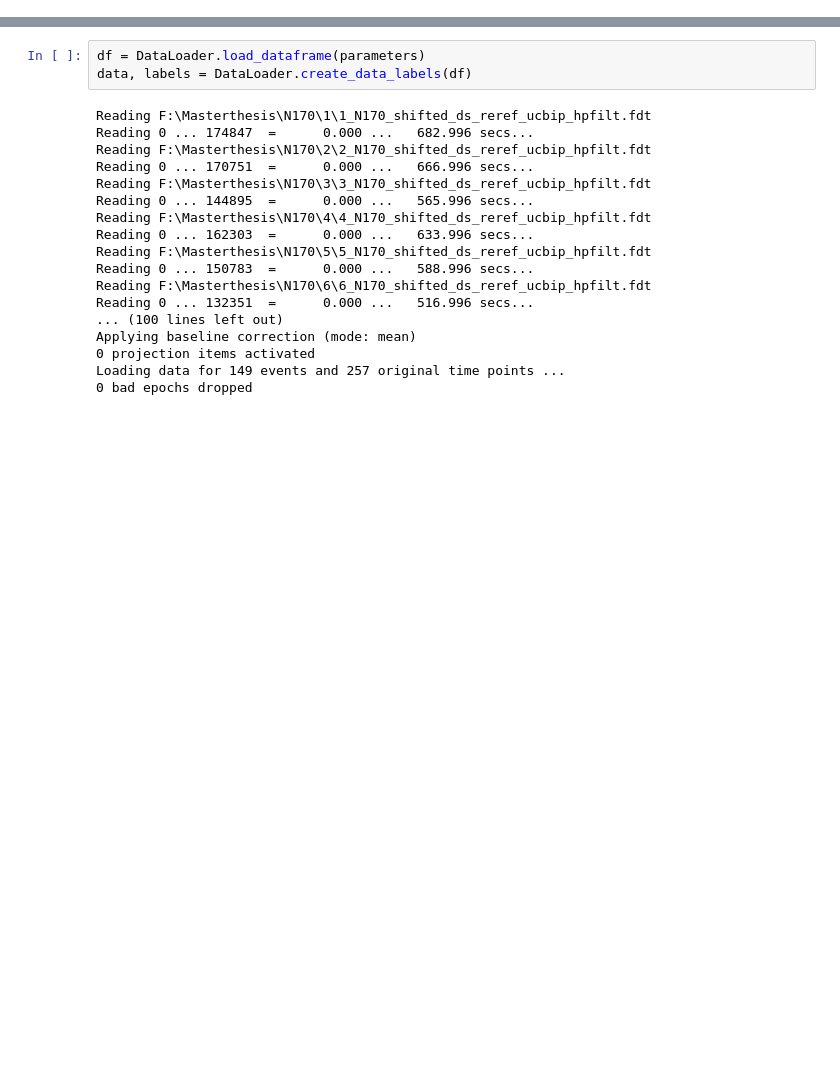
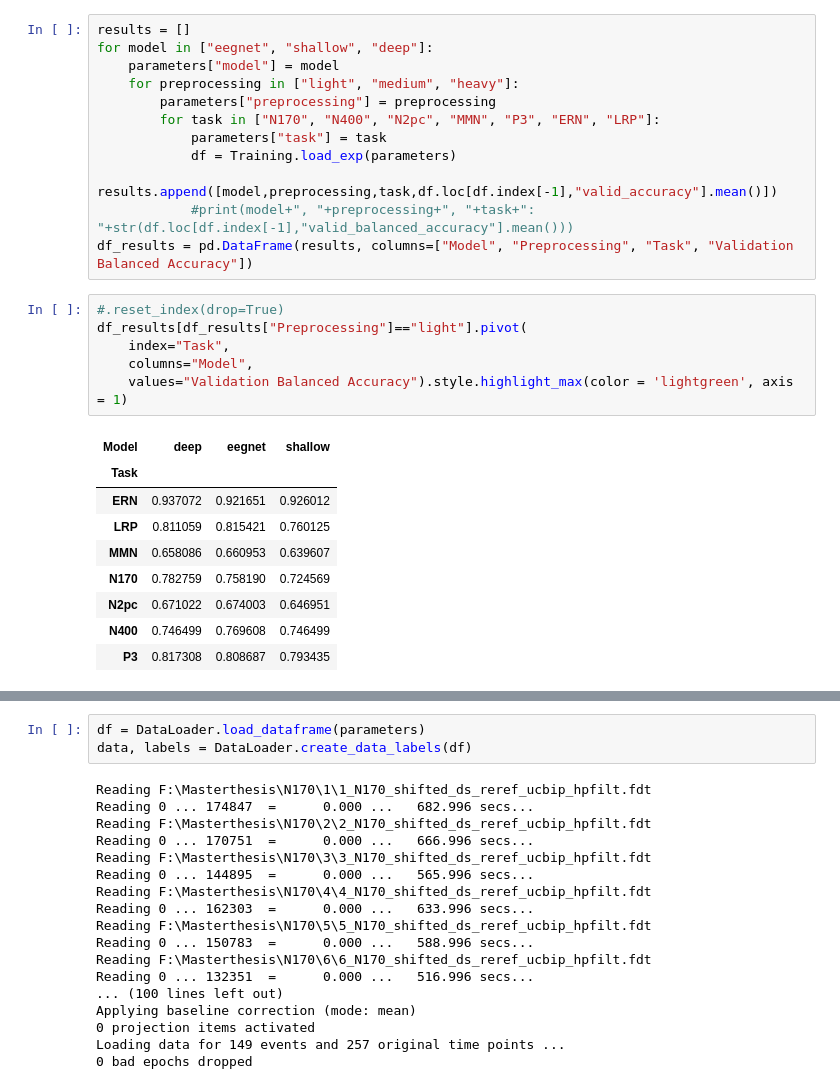
Before and after one commit to HannesBonasch/Thesis-Analysing-Deep-Learning-Decoding, a Jupyter notebook: Benchmark.ipynb, the cells around one changed output, grey strips where cells are left out. Cells and saved outputs as stored; diff of their text form; blank space fills up the shorter version.

```diff
--- a/Benchmark.ipynb
+++ b/Benchmark.ipynb
@@ -121,0 +54,28 @@ LRP: 0.8025233644859806
+# %%
+results = []
+for model in ["eegnet", "shallow", "deep"]:
+    parameters["model"] = model
+    for preprocessing in ["light", "medium", "heavy"]:
+        parameters["preprocessing"] = preprocessing
+        for task in ["N170", "N400", "N2pc", "MMN", "P3", "ERN", "LRP"]:
+            parameters["task"] = task
+            df = Training.load_exp(parameters)
+            results.append([model,preprocessing,task,df.loc[df.index[-1],"valid_accuracy"].mean()])
+            #print(model+", "+preprocessing+", "+task+": "+str(df.loc[df.index[-1],"valid_balanced_accuracy"].mean()))
+df_results = pd.DataFrame(results, columns=["Model", "Preprocessing", "Task", "Validation Balanced Accuracy"])
+# %%
+#.reset_index(drop=True)
+df_results[df_results["Preprocessing"]=="light"].pivot(
+    index="Task",
+    columns="Model",
+    values="Validation Balanced Accuracy").style.highlight_max(color = 'lightgreen', axis = 1)
+# %% [output]
+| Model | deep | eegnet | shallow |
+| Task |  |  |  |
+| ERN | 0.937072 | 0.921651 | 0.926012 |
+| LRP | 0.811059 | 0.815421 | 0.760125 |
+| MMN | 0.658086 | 0.660953 | 0.639607 |
+| N170 | 0.782759 | 0.758190 | 0.724569 |
+| N2pc | 0.671022 | 0.674003 | 0.646951 |
+| N400 | 0.746499 | 0.769608 | 0.746499 |
+| P3 | 0.817308 | 0.808687 | 0.793435 |
```
Also changed, not shown: parts of 8 cells of this notebook, 4 other files.
